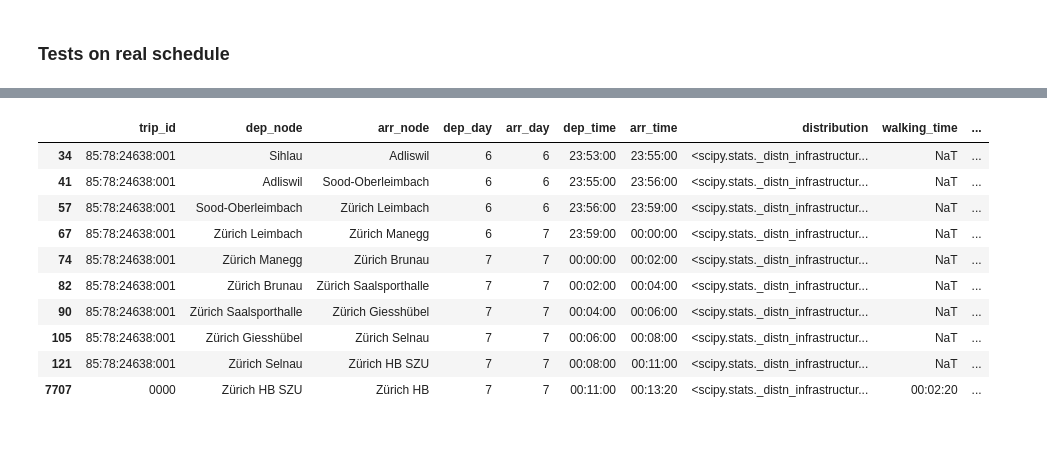
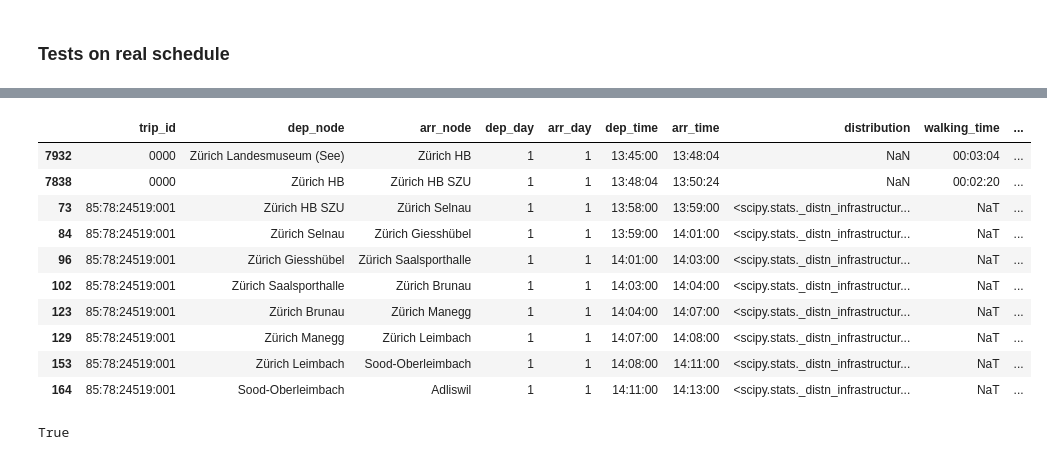
Before and after one commit to marcozov/journey_planning, a Jupyter notebook: final_project_nic.ipynb, the cells around one changed output, grey strips where cells are left out. Drawn from its saved outputs; the diff is of its cells as text; code cells hidden in the pictures.

```diff
--- a/final_project_nic.ipynb
+++ b/final_project_nic.ipynb
@@ -668,41 +681,50 @@ dtype: bool
 # %%
 schedule = pd.read_pickle("data/schedule_clean.pkl")
-# schedule = schedule.loc[641:650]
-# schedule = schedule[schedule.dep_day == 0].copy() # remove some edges
+pairwise_distances = pd.read_pickle("data/pairwise_distance.pkl")
+# pairwise_distances = None
 
-pl = Planner(schedule, reverse=False)
+pl = Planner(schedule, pairwise_distances=pairwise_distances, reverse=False)
 
 # working:
 # dep, arr = 'Stettbach', 'Rümlang'
 # dep, arr = 'Zürich HB', 'Zürich Stadelhofen'
 # dep, arr = 'Zürich HB', "Dübendorf"
 # dep, arr = 'Dietlikon', 'Regensdorf-Watt'
 # dep, arr = 'Sihlau', 'Zürich HB SZU'
 # dep, arr = 'Zürich HB SZU', 'Sihlau'
 # dep, arr = 'Zürich HB SZU', 'Zürich HB'
-# dep, arr = 'Zürich HB', 'Adliswil'
+dep, arr = 'Zürich HB', 'Adliswil'
 dep, arr = 'Sihlau', 'Zürich HB'
+# dep, arr = 'Zürich H', 'Waldegg, Post'
+# dep = 'Adliswil, Eichenweg', 'Zürich HB'
+# dep, arr = 'Zürich Altstetten, Bahnhof N', 'Zürich HB'
+dep, arr = "Zürich Landesmuseum (See)", 'Adliswil'
 
-time = pd.Timedelta("6 day 23:45:00")
+time = pd.Timedelta("1 day 13:45:00")
 treshold = 0.25
 
 path = pl.compute_plan(dep, arr, time, treshold)
-# %timeit pl.compute_plan(dep, arr, time, treshold)
+# %timeit pl.compute_plan(dep, arr, time, treshold) # 4.76s wrt 7.85s
 
 # print("Path:", last_id)
-pl.edges.loc[path]
+if path is not None:
+    display(pl.edges.loc[path])
 # %% [output]
 |  | trip_id | dep_node | arr_node | dep_day | arr_day | dep_time | arr_time | distribution | walking_time | ... |
-| 34 | 85:78:24638:001 | Sihlau | Adliswil | 6 | 6 | 23:53:00 | 23:55:00 | <scipy.stats._distn_infrastructur... | NaT | ... |
-| 41 | 85:78:24638:001 | Adliswil | Sood-Oberleimbach | 6 | 6 | 23:55:00 | 23:56:00 | <scipy.stats._distn_infrastructur... | NaT | ... |
-| 57 | 85:78:24638:001 | Sood-Oberleimbach | Zürich Leimbach | 6 | 6 | 23:56:00 | 23:59:00 | <scipy.stats._distn_infrastructur... | NaT | ... |
-| 67 | 85:78:24638:001 | Zürich Leimbach | Zürich Manegg | 6 | 7 | 23:59:00 | 00:00:00 | <scipy.stats._distn_infrastructur... | NaT | ... |
-| 74 | 85:78:24638:001 | Zürich Manegg | Zürich Brunau | 7 | 7 | 00:00:00 | 00:02:00 | <scipy.stats._distn_infrastructur... | NaT | ... |
-| 82 | 85:78:24638:001 | Zürich Brunau | Zürich Saalsporthalle | 7 | 7 | 00:02:00 | 00:04:00 | <scipy.stats._distn_infrastructur... | NaT | ... |
-| 90 | 85:78:24638:001 | Zürich Saalsporthalle | Zürich Giesshübel | 7 | 7 | 00:04:00 | 00:06:00 | <scipy.stats._distn_infrastructur... | NaT | ... |
-| 105 | 85:78:24638:001 | Zürich Giesshübel | Zürich Selnau | 7 | 7 | 00:06:00 | 00:08:00 | <scipy.stats._distn_infrastructur... | NaT | ... |
-| 121 | 85:78:24638:001 | Zürich Selnau | Zürich HB SZU | 7 | 7 | 00:08:00 | 00:11:00 | <scipy.stats._distn_infrastructur... | NaT | ... |
-| 7707 | 0000 | Zürich HB SZU | Zürich HB | 7 | 7 | 00:11:00 | 00:13:20 | <scipy.stats._distn_infrastructur... | 00:02:20 | ... |
+| 7932 | 0000 | Zürich Landesmuseum (See) | Zürich HB | 1 | 1 | 13:45:00 | 13:48:04 | NaN | 00:03:04 | ... |
+| 7838 | 0000 | Zürich HB | Zürich HB SZU | 1 | 1 | 13:48:04 | 13:50:24 | NaN | 00:02:20 | ... |
+| 73 | 85:78:24519:001 | Zürich HB SZU | Zürich Selnau | 1 | 1 | 13:58:00 | 13:59:00 | <scipy.stats._distn_infrastructur... | NaT | ... |
+| 84 | 85:78:24519:001 | Zürich Selnau | Zürich Giesshübel | 1 | 1 | 13:59:00 | 14:01:00 | <scipy.stats._distn_infrastructur... | NaT | ... |
+| 96 | 85:78:24519:001 | Zürich Giesshübel | Zürich Saalsporthalle | 1 | 1 | 14:01:00 | 14:03:00 | <scipy.stats._distn_infrastructur... | NaT | ... |
+| 102 | 85:78:24519:001 | Zürich Saalsporthalle | Zürich Brunau | 1 | 1 | 14:03:00 | 14:04:00 | <scipy.stats._distn_infrastructur... | NaT | ... |
+| 123 | 85:78:24519:001 | Zürich Brunau | Zürich Manegg | 1 | 1 | 14:04:00 | 14:07:00 | <scipy.stats._distn_infrastructur... | NaT | ... |
+| 129 | 85:78:24519:001 | Zürich Manegg | Zürich Leimbach | 1 | 1 | 14:07:00 | 14:08:00 | <scipy.stats._distn_infrastructur... | NaT | ... |
+| 153 | 85:78:24519:001 | Zürich Leimbach | Sood-Oberleimbach | 1 | 1 | 14:08:00 | 14:11:00 | <scipy.stats._distn_infrastructur... | NaT | ... |
+| 164 | 85:78:24519:001 | Sood-Oberleimbach | Adliswil | 1 | 1 | 14:11:00 | 14:13:00 | <scipy.stats._distn_infrastructur... | NaT | ... |
+# %%
+"Zürich Landesmuseum (See)" in schedule.arr_node.values
+# %% [output]
+True
 # %%
 paths = pd.read_pickle("data/trip_paths.pkl")
 # pd.set_option('display.max_colwidth', -1)
```
Also changed, not shown: parts of 8 cells of this notebook, 1 other file.
